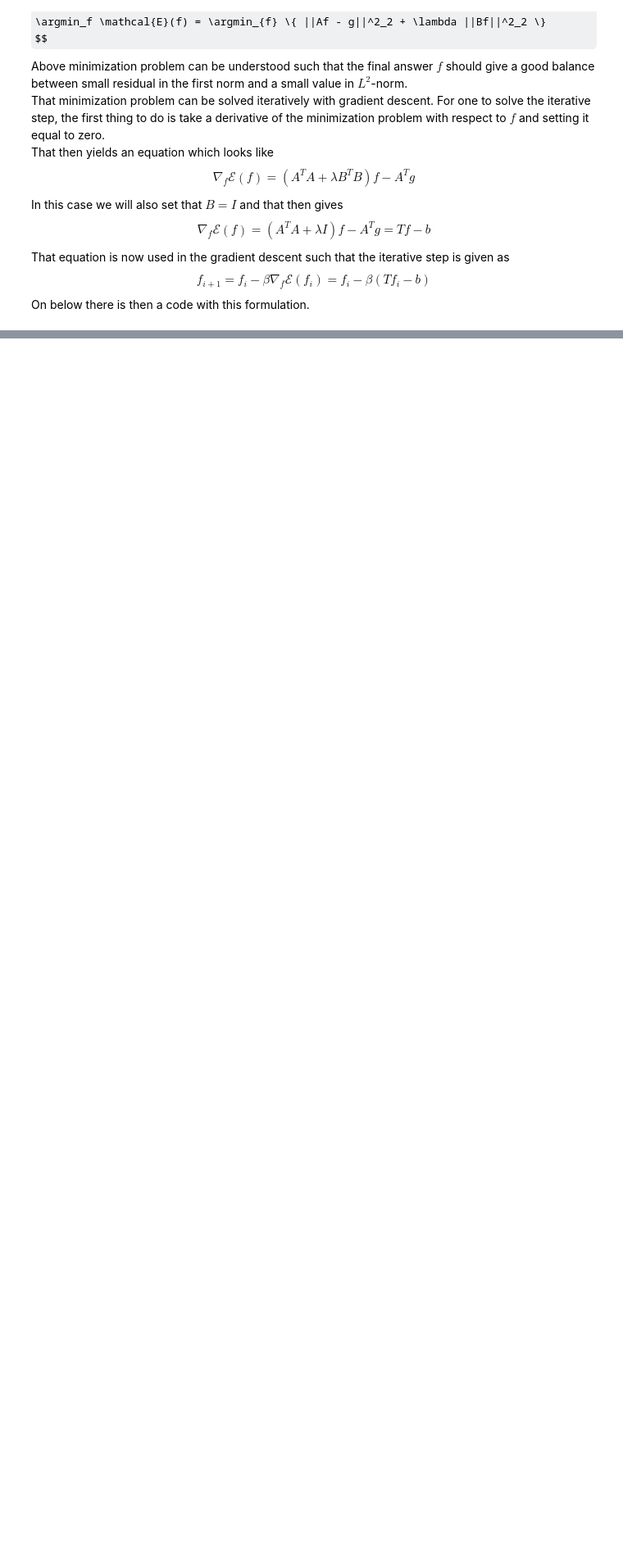
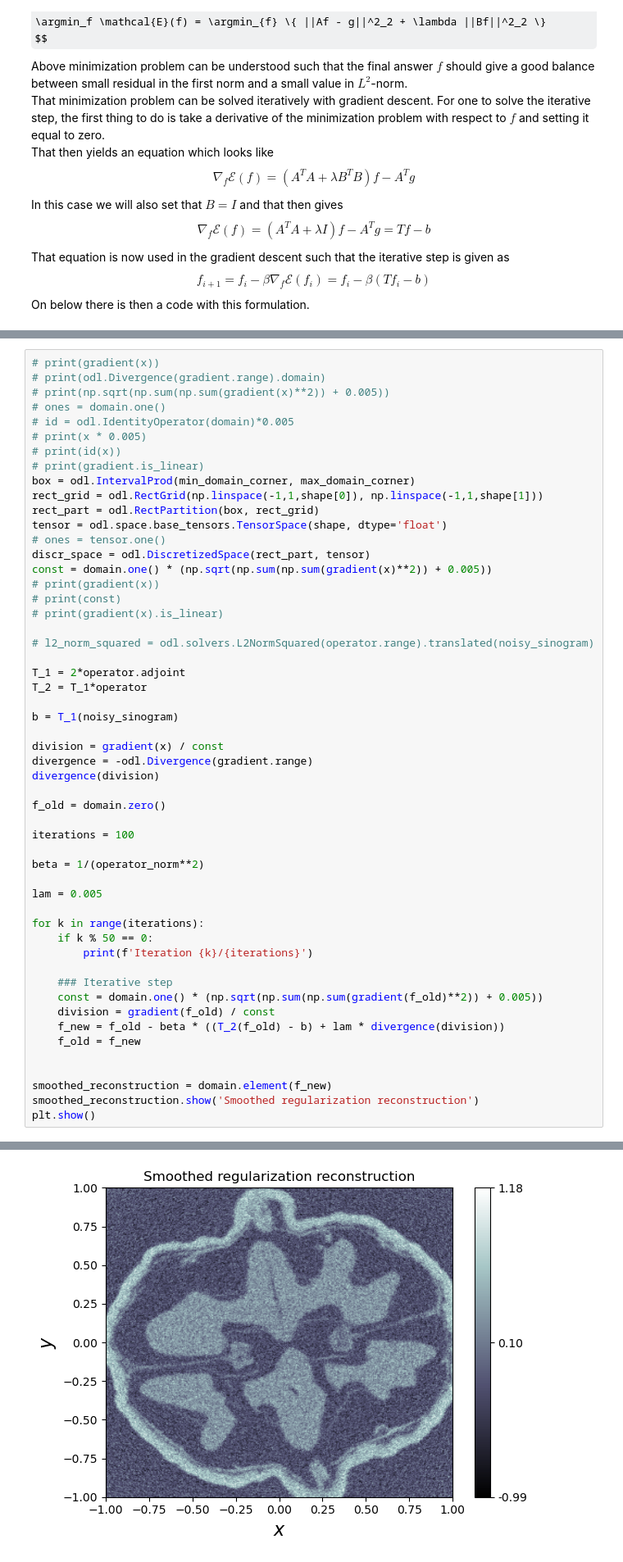
Before and after one commit to asalline/summer2023, a Jupyter notebook: inverse_autumn_school.ipynb, the cells around one changed output, grey strips where cells are left out. Shown at 82% size. Saved outputs shown, nothing was run; the diff lists cells and outputs as text; some formulas as TeX source; blank space fills up the shorter version.

```diff
--- a/inverse_autumn_school.ipynb
+++ b/inverse_autumn_school.ipynb
@@ -271,0 +283,54 @@ x.show('reco')
+# %%
+# print(gradient(x))
+# print(odl.Divergence(gradient.range).domain)
+# print(np.sqrt(np.sum(np.sum(gradient(x)**2)) + 0.005))
+# ones = domain.one()
+# id = odl.IdentityOperator(domain)*0.005
+# print(x * 0.005)
+# print(id(x))
+# print(gradient.is_linear)
+box = odl.IntervalProd(min_domain_corner, max_domain_corner)
+rect_grid = odl.RectGrid(np.linspace(-1,1,shape[0]), np.linspace(-1,1,shape[1]))
+rect_part = odl.RectPartition(box, rect_grid)
+tensor = odl.space.base_tensors.TensorSpace(shape, dtype='float')
+# ones = tensor.one()
+discr_space = odl.DiscretizedSpace(rect_part, tensor)
+const = domain.one() * (np.sqrt(np.sum(np.sum(gradient(x)**2)) + 0.005))
+# print(gradient(x))
+# print(const)
+# print(gradient(x).is_linear)
+
+# l2_norm_squared = odl.solvers.L2NormSquared(operator.range).translated(noisy_sinogram)
+
+T_1 = 2*operator.adjoint
+T_2 = T_1*operator
+
+b = T_1(noisy_sinogram)
+
+division = gradient(x) / const
+divergence = -odl.Divergence(gradient.range)
+divergence(division)
+
+f_old = domain.zero()
+
+iterations = 100
+
+beta = 1/(operator_norm**2)
+
+lam = 0.005
+
+for k in range(iterations):
+    if k % 50 == 0:
+        print(f'Iteration {k}/{iterations}')
+
+    ### Iterative step
+    const = domain.one() * (np.sqrt(np.sum(np.sum(gradient(f_old)**2)) + 0.005))
+    division = gradient(f_old) / const
+    f_new = f_old - beta * ((T_2(f_old) - b) + lam * divergence(division))
+    f_old = f_new
+
+
+smoothed_reconstruction = domain.element(f_new)
+smoothed_reconstruction.show('Smoothed regularization reconstruction')
+plt.show()
+# %% [output]
@@ -271,0 +339 @@ x.show('reco')
+[figure, added]
```
Also changed, not shown: parts of 5 cells of this notebook.
